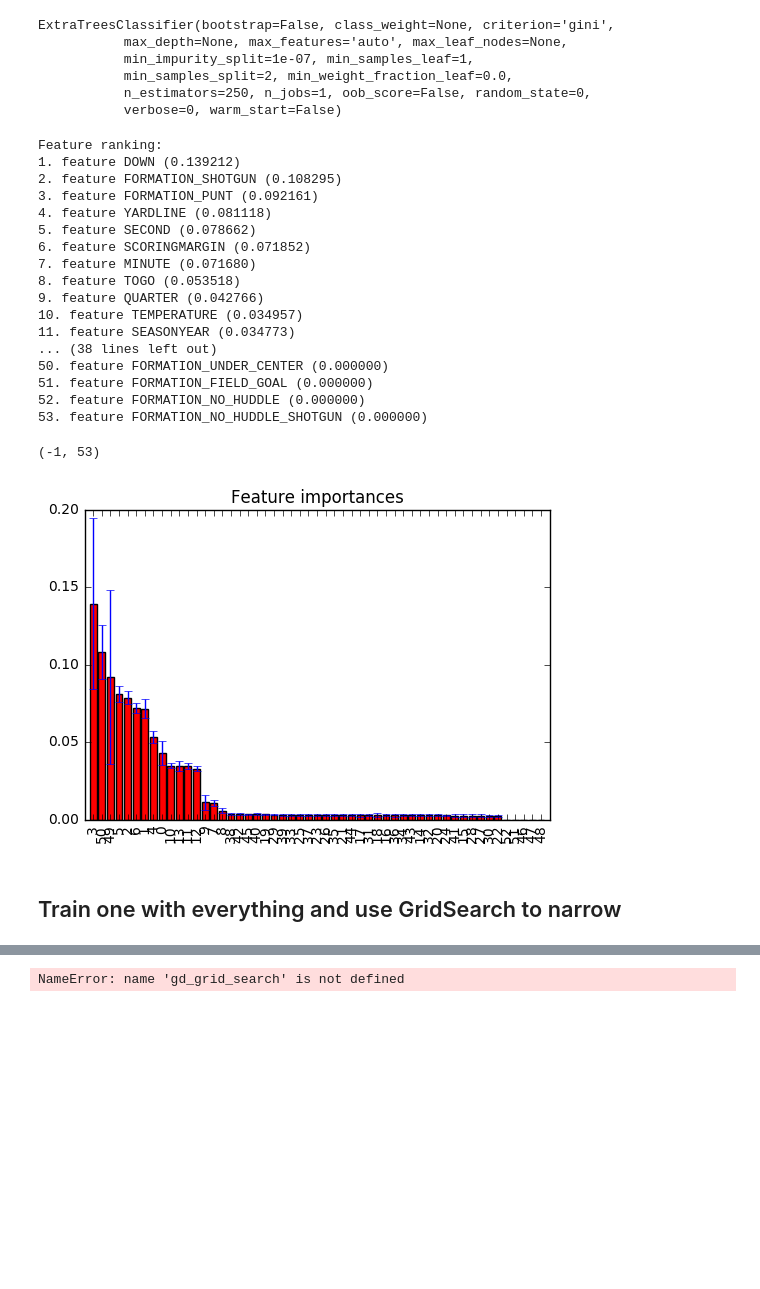
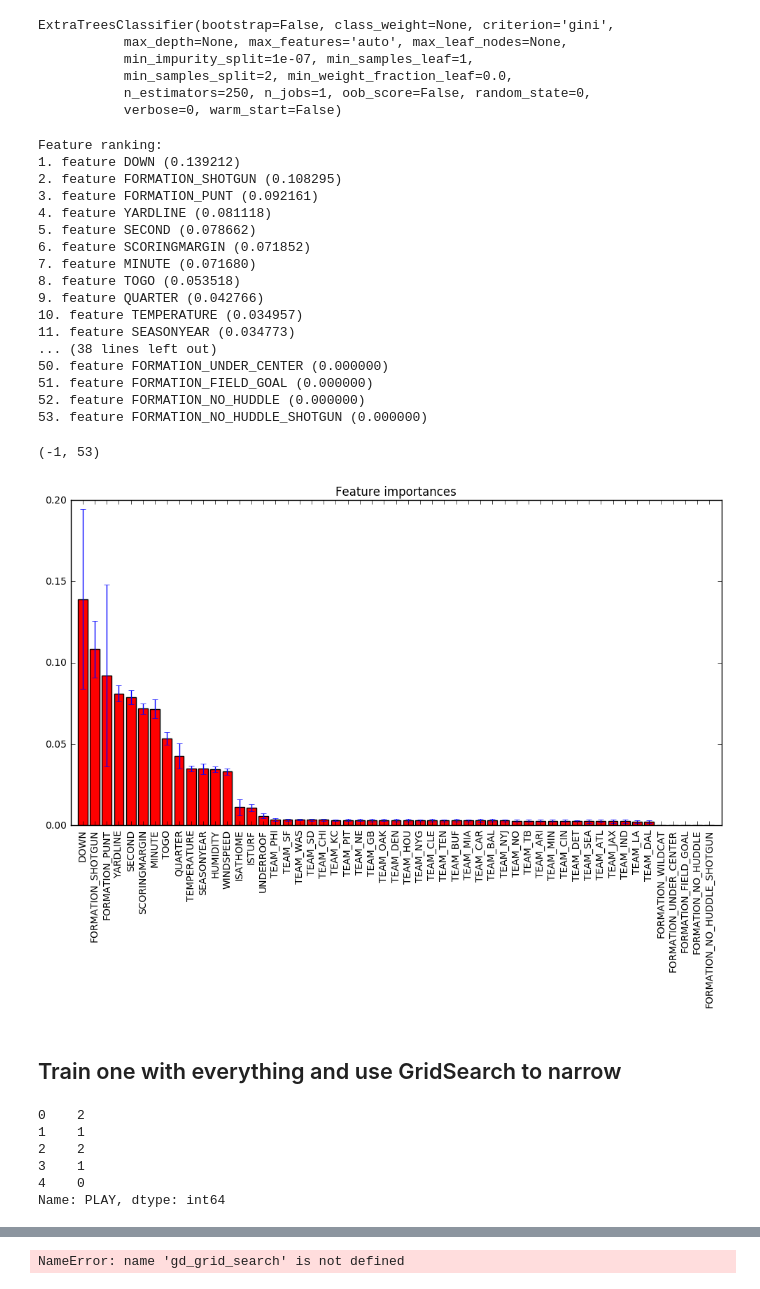
Before and after one commit to zreyn/nfl, a Jupyter notebook: notebooks/nfl-modeling.ipynb, the cells around one changed output, grey strips where cells are left out. Cells and saved outputs as stored; diff of their text form; code cells hidden in the pictures; blank space fills up the shorter version.

```diff
--- a/notebooks/nfl-modeling.ipynb
+++ b/notebooks/nfl-modeling.ipynb
@@ -948,35 +948,37 @@ indices = np.argsort(importances)[::-1]
 # Print the feature ranking
 print("Feature ranking:")
 
+feature_names = []
 for f in range(X.shape[1]):
     print("%d. feature %s (%f)" % (f + 1, col_names[indices[f]], importances[indices[f]]))
+    feature_names.append(col_names[indices[f]])
 
 # Plot the feature importances of the forest
 plt.figure(figsize=(12,6))
 plt.title("Feature importances")
 plt.bar(range(X.shape[1]), importances[indices],
        color="r", yerr=std[indices], align="center")
-plt.xticks(range(X.shape[1]), indices, rotation='vertical')
+plt.xticks(range(X.shape[1]), feature_names, rotation='vertical')
 plt.xlim([-1, X.shape[1]])
 # %% [output]
 Feature ranking:
 1. feature DOWN (0.139212)
 2. feature FORMATION_SHOTGUN (0.108295)
 3. feature FORMATION_PUNT (0.092161)
 4. feature YARDLINE (0.081118)
 5. feature SECOND (0.078662)
 6. feature SCORINGMARGIN (0.071852)
 7. feature MINUTE (0.071680)
 8. feature TOGO (0.053518)
 9. feature QUARTER (0.042766)
 10. feature TEMPERATURE (0.034957)
 11. feature SEASONYEAR (0.034773)
 ... (38 lines left out)
 50. feature FORMATION_UNDER_CENTER (0.000000)
 51. feature FORMATION_FIELD_GOAL (0.000000)
 52. feature FORMATION_NO_HUDDLE (0.000000)
 53. feature FORMATION_NO_HUDDLE_SHOTGUN (0.000000)
 (-1, 53)
-[figure, old version]
+[figure, new version]
 # %% [markdown]
 ## Train one with everything and use GridSearch to narrow
@@ -1000,6 +1005,15 @@ columns_to_keep = [
 # %%
 # run the prep (dummy out TEAM and FORMATION, keep only some of the columns, replace UNKNOWN values with 'indoor' defaults)
 pbp_prep = modeling.prep_records(pbp, columns_to_keep, offense=True, formation=True)
+# %%
+pbp['PLAY'].head()
+# %% [output]
+0    2
+1    1
+2    2
+3    1
+4    0
+Name: PLAY, dtype: int64
 # %%
 # split the class from the values
 y = pbp_prep['PLAY']
```
Also changed, not shown: parts of 6 cells of this notebook, 6 other files.
